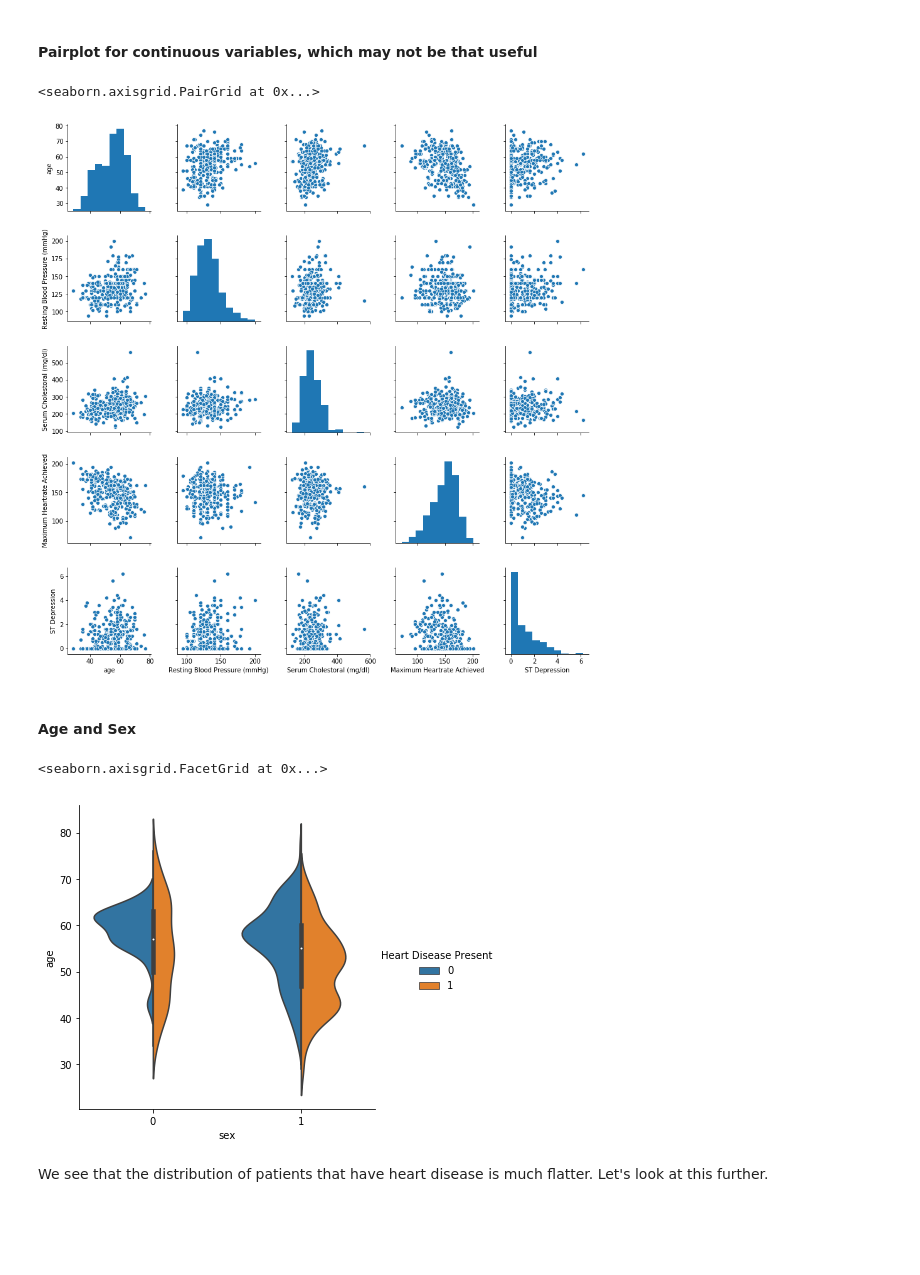
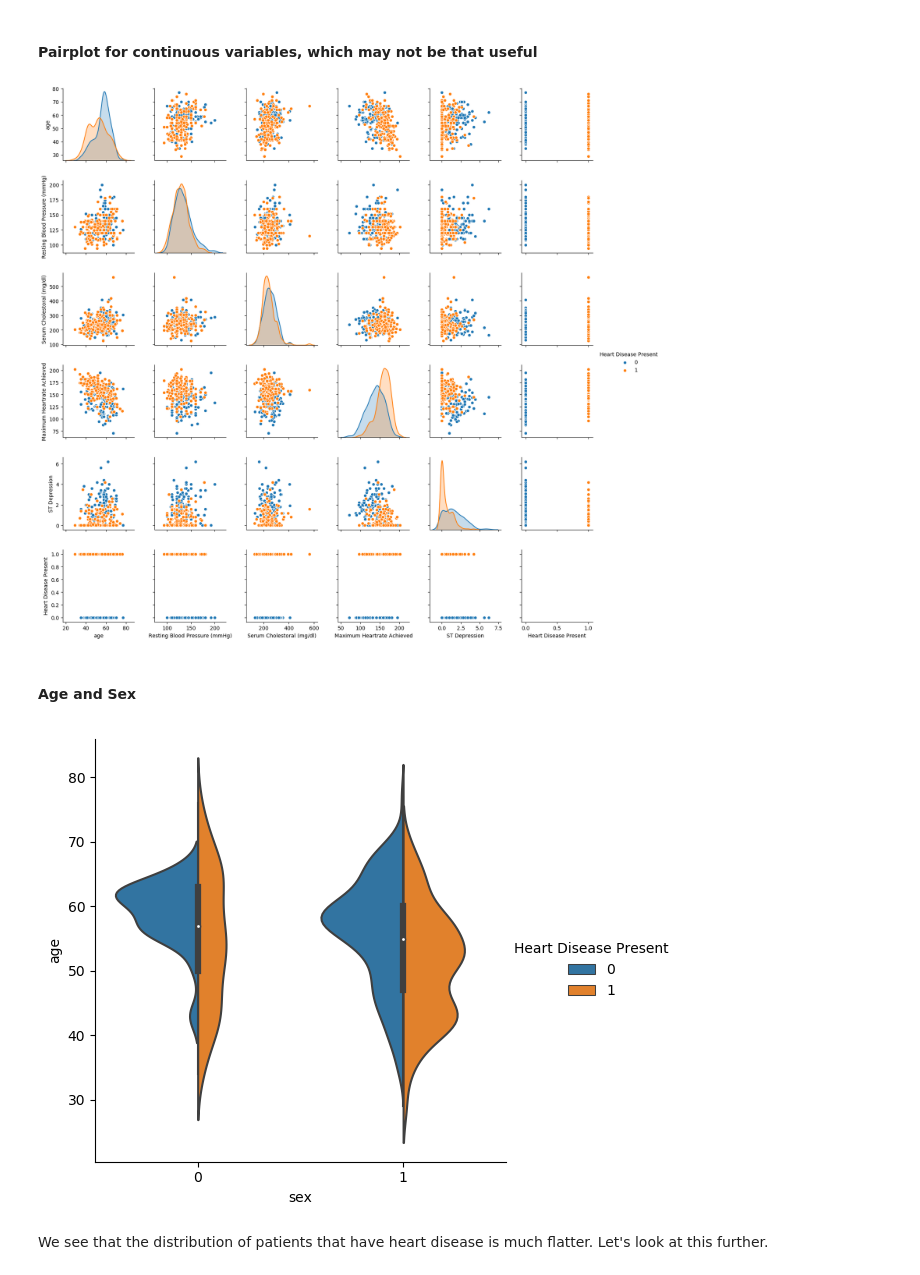
Before and after one commit to Logismos/heart_disease_prediction, a Jupyter notebook: heart_disease_prediction.ipynb, the cells around one changed output. Cells and saved outputs as stored; diff of their text form; code cells hidden in the pictures; blank space fills up the shorter version.

```diff
--- a/heart_disease_prediction.ipynb
+++ b/heart_disease_prediction.ipynb
@@ -208,11 +226,16 @@ heart.head()
 
 For some reason, maybe due to there not existing a Thalasemmia measurement for some patients, they were given an unknown value (0 in this case). Let's remove those patients from the dataset which don't have a valid Thalasemmia measurement.
 # %%
-print("Number of patients with invalid Thalasemmia measurement:", heart['Thalasemmia NaN'].sum())
+nOldPatients = heart.shape[0]
+nNanPatients = heart['Thalasemmia NaN'].sum()
 
+print("Number of patients with invalid Thalasemmia measurement:", nNanPatients)
+
+heart = heart[heart['Thalasemmia NaN'] != 1]
 heart.drop(columns = 'Thalasemmia NaN', inplace = True)
 
-print("Removed patients with invalid Thalasemmia measurement:", 'Thalasemmia NaN' not in heart.columns)
+print("Removed patients with invalid Thalasemmia measurement:", 'Thalasemmia NaN' not in heart.columns and (heart.shape[0] == nOldPatients - nNanPatients))
+print("Number of patients now:", heart.shape[0])
 # %% [output]
 Number of patients with invalid Thalasemmia measurement: 7
 Removed patients with invalid Thalasemmia measurement: True
@@ -238,19 +266,17 @@ plt.show()
 #### Pairplot for continuous variables, which may not be that useful
 # %%
 continuousVariables = ['age', 'Resting Blood Pressure (mmHg)', 'Serum Cholestoral (mg/dl)',
-                       'Maximum Heartrate Achieved', 'ST Depression']
+                       'Maximum Heartrate Achieved', 'ST Depression', 'Heart Disease Present']
 
-sns.pairplot(heart[continuousVariables])
+sns.pairplot(heart[continuousVariables], hue = 'Heart Disease Present');
 # %% [output]
-<seaborn.axisgrid.PairGrid at 0x...>
-[figure, old version]
+[figure, new version]
 # %% [markdown]
 #### Age and Sex
 # %%
-sns.catplot(x = 'sex', y = 'age', hue = 'Heart Disease Present', data = heart, kind = 'violin', split = True)
+sns.catplot(x = 'sex', y = 'age', hue = 'Heart Disease Present', data = heart, kind = 'violin', split = True);
 # %% [output]
-<seaborn.axisgrid.FacetGrid at 0x...>
-[figure, old version]
+[figure, new version]
 # %% [markdown]
 We see that the distribution of patients that have heart disease is much flatter. Let's look at this further.
 # %% [markdown]
```
Also changed, not shown: parts of 99 cells of this notebook.
